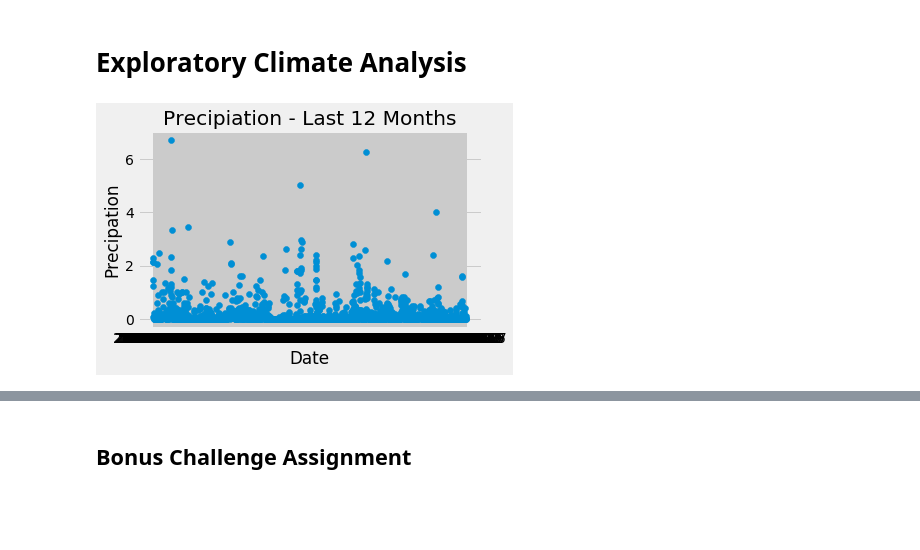
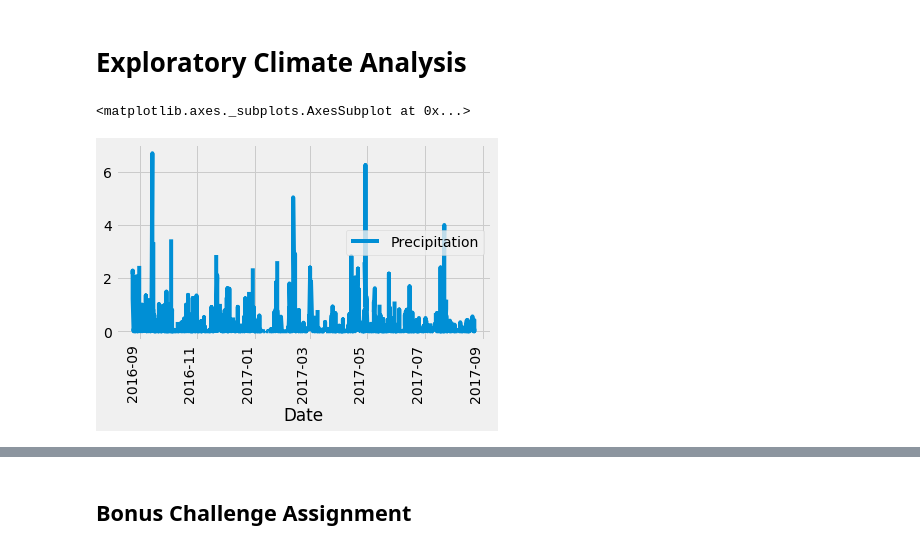
Before and after one commit to drewpgilmore/sqlalchemy_challenge, a Jupyter notebook: climate_starter.ipynb, the cells around one changed output, grey strips where cells are left out. Cells and saved outputs as stored; diff of their text form; code cells hidden in the pictures; blank space fills up the shorter version.

Commit message:
fixed graph

```diff
--- a/climate_starter.ipynb
+++ b/climate_starter.ipynb
@@ -68,16 +68,11 @@ start_date = end_date - dt.timedelta(days=365)
 last_12_month = session.query(Measurement.date, Measurement.prcp).\
     filter(Measurement.date > start_date).all()
 # %%
-last_12_date = [date[0] for date in last_12_month]
+last_12_date = [dt.datetime.strptime(date[0], '%Y-%m-%d') for date in last_12_month]
 last_12_prcp = [date[1] for date in last_12_month]
+
+# Save the query results as a Pandas DataFrame and set the index to the date column
+precipitation_data = pd.DataFrame({
+    'Date': last_12_date,
+    'Precipitation': last_12_prcp
+})
-# %%
-fig, ax = plt.subplots()
-ax.scatter(last_12_date, last_12_prcp)
-ax.set_xlabel("Date")
-ax.set_ylabel("Precipation")
-#ax.set_xticklabels(np.arange(13))
-ax.set_title("Precipiation - Last 12 Months")
-fig.tight_layout()
-plt.show()
-# %% [output]
-[figure, removed]
@@ -94,2 +79,8 @@ plt.show()
+# %%
+# Use Pandas Plotting with Matplotlib to plot the data
+precipitation_data.plot(x='Date', y='Precipitation', rot=90)
+# %% [output]
+<matplotlib.axes._subplots.AxesSubplot at 0x...>
+[figure, added]
 # %%
 # Use Pandas to calcualte the summary statistics for the precipitation data
```
Also changed, not shown: parts of 3 cells of this notebook.
